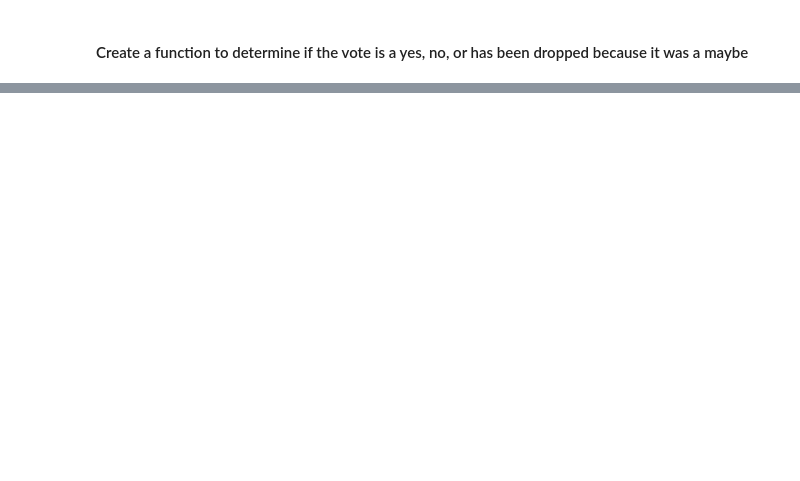
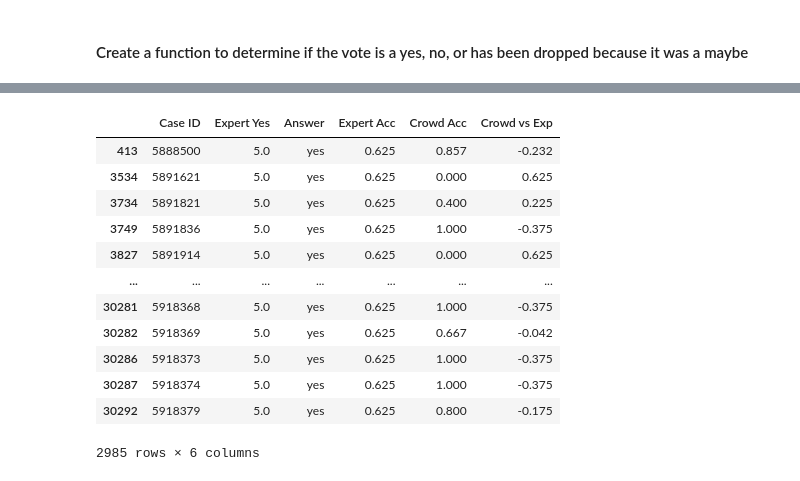
Before and after one commit to cstokl3/open_avenues, a Jupyter notebook: crowdsourcing.ipynb, the cells around one changed output, grey strips where cells are left out. Saved outputs shown, nothing was run; the diff lists cells and outputs as text; code cells hidden in the pictures; blank space fills up the shorter version.

```diff
--- a/crowdsourcing.ipynb
+++ b/crowdsourcing.ipynb
@@ -114,0 +264,17 @@ results.head()
+# %%
+slim_maj_experts = results[results['Expert Yes'] == 5]
+slim_maj_experts
+# %% [output]
+|  | Case ID | Expert Yes | Answer | Expert Acc | Crowd Acc | Crowd vs Exp |
+| 413 | 5888500 | 5.0 | yes | 0.625 | 0.857 | -0.232 |
+| 3534 | 5891621 | 5.0 | yes | 0.625 | 0.000 | 0.625 |
+| 3734 | 5891821 | 5.0 | yes | 0.625 | 0.400 | 0.225 |
+| 3749 | 5891836 | 5.0 | yes | 0.625 | 1.000 | -0.375 |
+| 3827 | 5891914 | 5.0 | yes | 0.625 | 0.000 | 0.625 |
+| ... | ... | ... | ... | ... | ... | ... |
+| 30281 | 5918368 | 5.0 | yes | 0.625 | 1.000 | -0.375 |
+| 30282 | 5918369 | 5.0 | yes | 0.625 | 0.667 | -0.042 |
+| 30286 | 5918373 | 5.0 | yes | 0.625 | 1.000 | -0.375 |
+| 30287 | 5918374 | 5.0 | yes | 0.625 | 1.000 | -0.375 |
+| 30292 | 5918379 | 5.0 | yes | 0.625 | 0.800 | -0.175 |
+2985 rows × 6 columns
```
Also changed, not shown: parts of 59 cells of this notebook, 2 other files.
